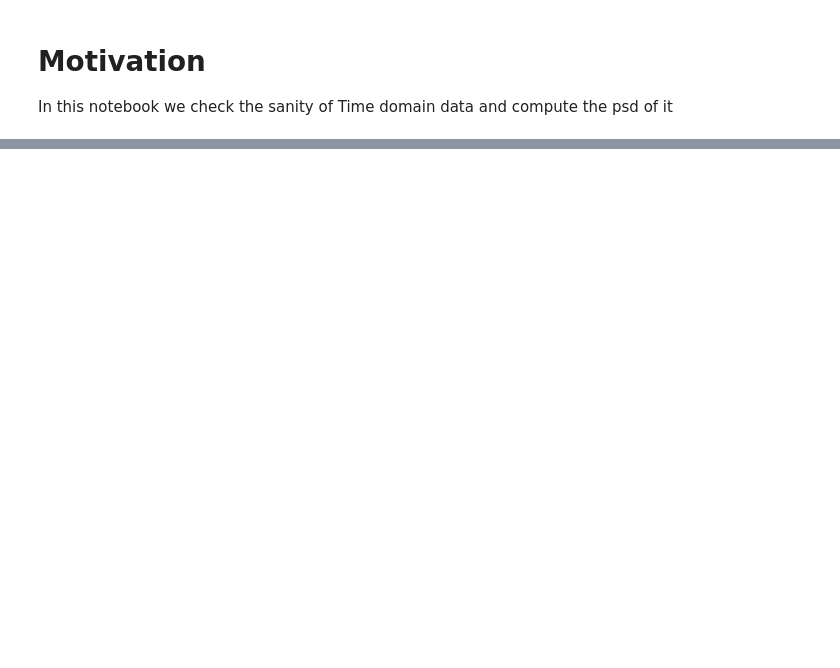
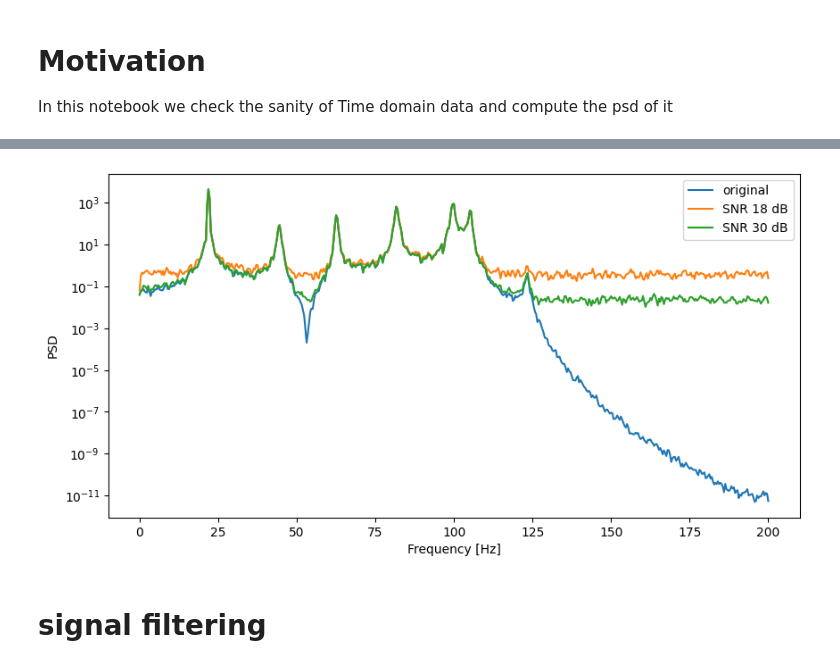
Before and after one commit to YacineBelHadj/PSHM_mdof, a Jupyter notebook: notebooks/testing/psd_computation.ipynb, the cells around one changed output, grey strips where cells are left out. Saved outputs shown, nothing was run; the diff lists cells and outputs as text; code cells hidden in the pictures; blank space fills up the shorter version.

```diff
--- a/notebooks/testing/psd_computation.ipynb
+++ b/notebooks/testing/psd_computation.ipynb
@@ -68,0 +121,65 @@ for i in range(2):
+# %%
+def compute_psd(signal,fs,nperseg):
+    f, psd = welch(signal, fs, nperseg=nperseg, scaling='spectrum')
+    return f, psd
+# %%
+def noise_std(SNR_dB:int,RMS_base:float=90):
+    SNR_lin = 10**(SNR_dB/20)
+    RMS_noise = RMS_base/SNR_lin
+    std_noise = RMS_noise
+    return std_noise
+
+def generate_noise(SNR_dB:int,signal_length:int,RMS_base:float = 90):
+    std_noise = noise_std(SNR_dB,RMS_base=RMS_base)
+    noise = np.random.normal(0,std_noise,signal_length)
+    return noise
+
+def add_noise(signal,SNR_dB:int,RMS_base:float=90):
+    noise = generate_noise(SNR_dB,signal_length=len(signal),RMS_base=RMS_base)
+    return signal + noise
+# %%
+import sqlite3
+import numpy as np
+
+# Connect to database and fetch the TDD_output
+conn = sqlite3.connect(data_base_path)
+c = conn.cursor()
+c.execute("""SELECT TDD_output FROM simulation WHERE anomaly_level = 0""")
+sig = c.fetchone()
+
+# Reshape the output
+TDD_output = np.frombuffer(sig[0], dtype=np.float64)
+TDD_output = TDD_output.reshape((int(n_samples), -1))
+acc_7 = TDD_output[:, 2*8+1]
+
+# Create list of SNR levels and corresponding labels
+SNR_levels = ["none", 18, 30]
+labels = ['original', 'SNR 18 dB', 'SNR 30 dB']
+
+# Plot the results
+fig, ax = plt.subplots(figsize=(10, 5))
+
+# Iterate over SNR levels and labels
+for snr, label in zip(SNR_levels, labels):
+    # Add noise to the signal for non-zero SNR levels
+    if snr != 'none':
+        signal = add_noise(acc_7, SNR_dB=snr)
+    else:
+        signal = acc_7
+
+    # Compute psd
+    f, psd = compute_psd(signal, fs, 1024)
+
+    # Plot the psd
+    ax.plot(f, psd, label=label)
+
+ax.set_yscale('log')
+ax.set_xlabel('Frequency [Hz]')
+ax.set_ylabel('PSD')
+ax.legend()
+
+plt.show()
+# %% [output]
+[figure, added]
+# %% [markdown]
+# signal filtering
```
Also changed, not shown: parts of 10 cells of this notebook, 40 other files.
